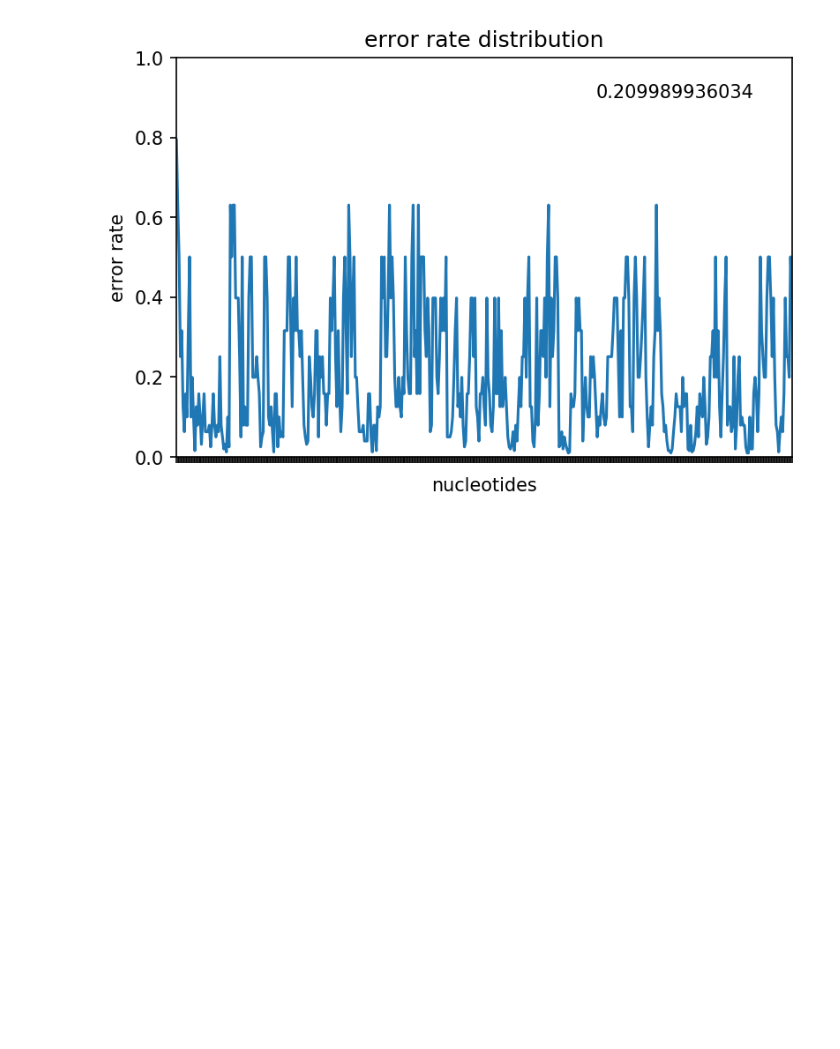
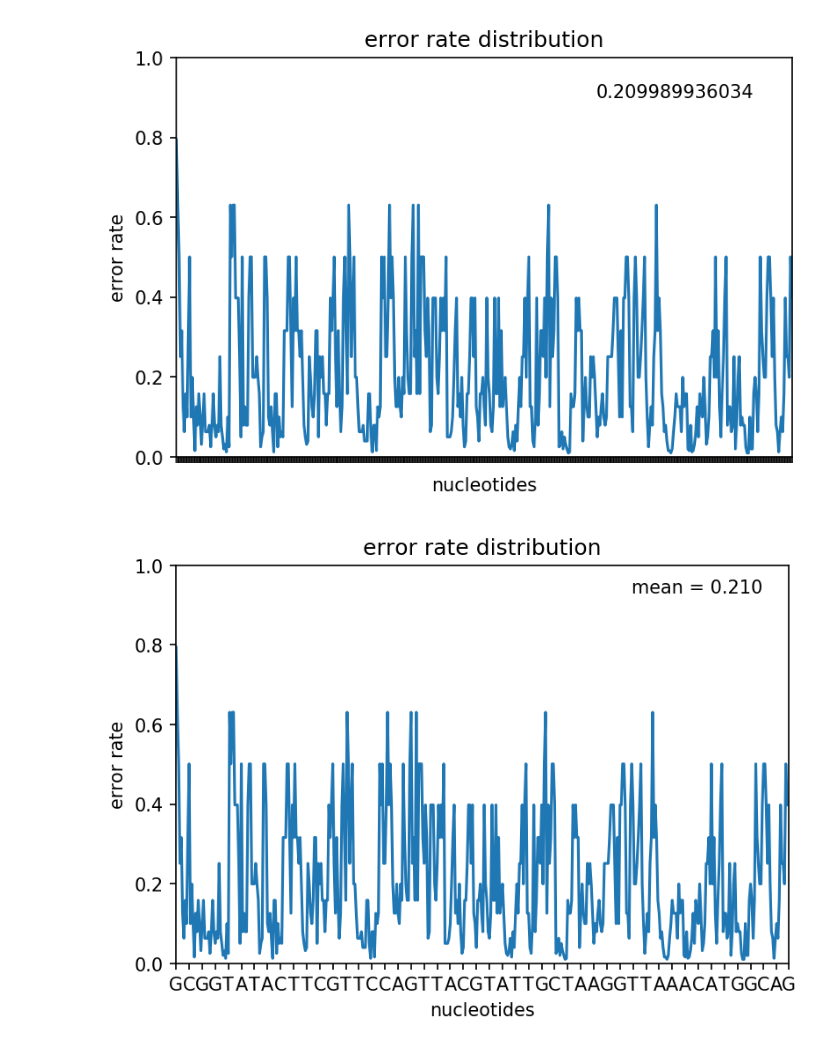
Before and after one commit to 25shmeckles/NaDA, a Jupyter notebook: Plot score per sequence.ipynb, the cells around one changed output. Drawn from its saved outputs; the diff is of its cells as text; code cells hidden in the pictures; blank space fills up the shorter version.

Commit message:
Minor documentation changes
changed figure 2 for better readability, some minor text changes: script -> function and figure 1 changes

```diff
--- a/Plot score per sequence.ipynb
+++ b/Plot score per sequence.ipynb
@@ -46,3 +40,23 @@ def plot_error_rate(x,y):
+# %%
+list = [0, 10, 20, 30, 40, 50, 60, 70, 80, 90, 100, 110, 120, 130, 140, 150, 160, 170, 180,
+        190, 200, 210, 220, 230, 240, 250, 260, 270, 280, 290, 300, 310, 320, 330, 340, 350,
+        360, 370, 380, 390, 400, 410, 420, 430, 440, 450, 460, len(Y)]
+Q = np.array(list)
+# %%
+plt.figure(dpi=150)
+plt.plot((range(len(Y))), Y)
+plt.ylim(0, 1)
+plt.xlim(0, len(X)-1)
+plt.xticks(Q, X, rotation =pi/4)
+plt.ylabel('error rate', )
+plt.xlabel('nucleotides')
+plt.title('error rate distribution')
+plt.text(len(X)-120, 0.93, 'mean = {0:.3f}'.format(statistics.mean(Y)))
+
+plt.grid(False) #Grid
+plt.savefig('error_rate_distribution.png')
+# %% [output]
+[figure, added]
 # %%
 os.chdir('C:/Users/Douwe/Documents/Python/Sequence_files')
 for file in glob.iglob('*.done_fastq'):
```
Also changed, not shown: parts of 2 cells of this notebook, 12 other files.
